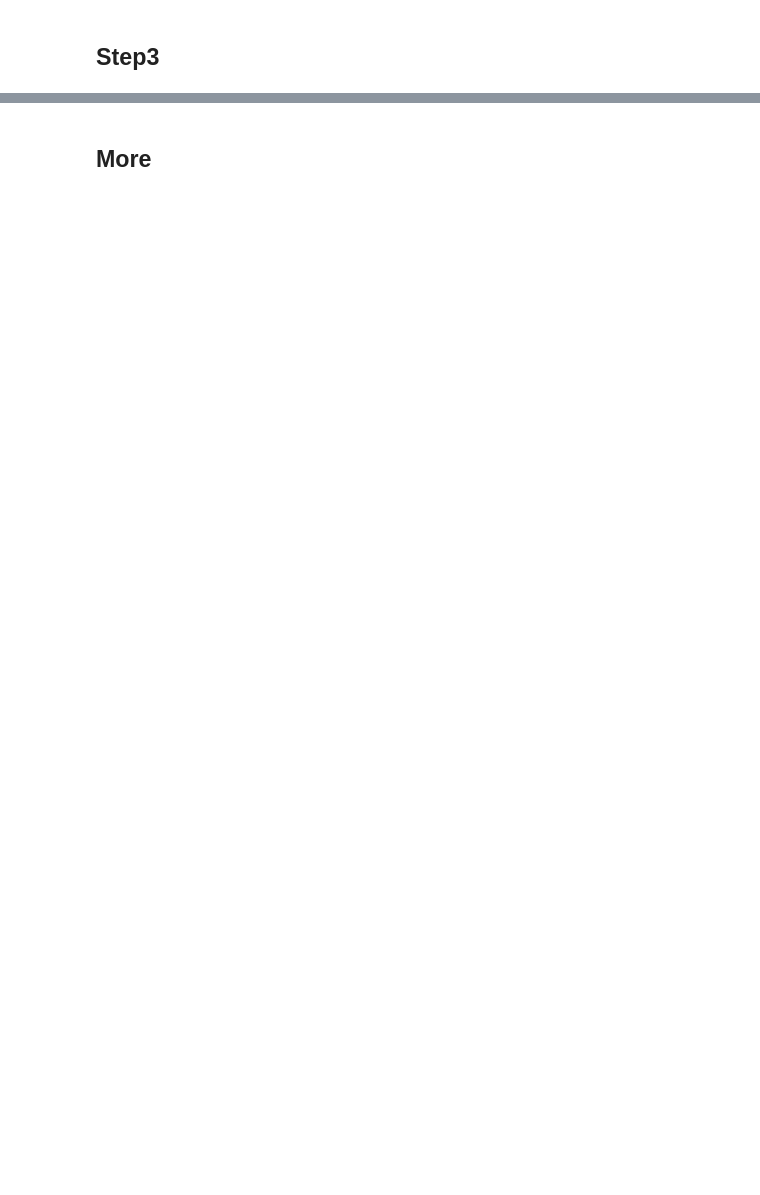
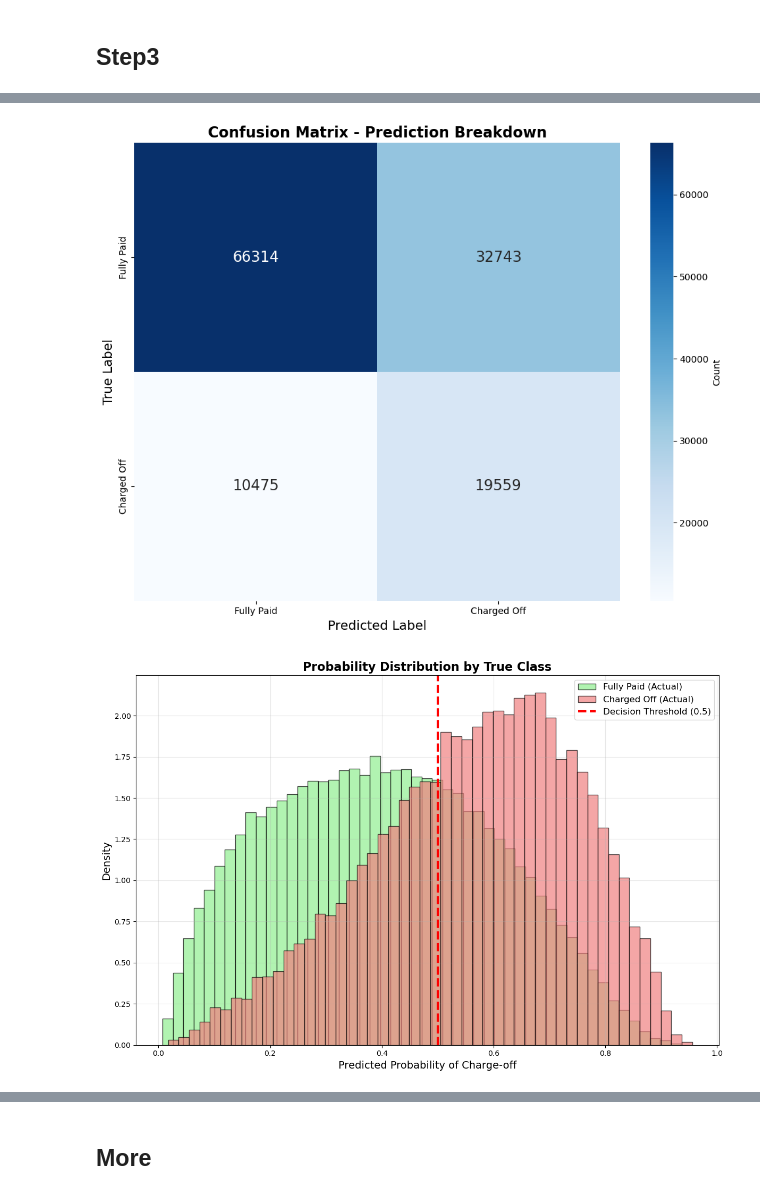
Before and after one commit to DENGDixin/isaf-g2, a Jupyter notebook: project.ipynb, the cells around one changed output, grey strips where cells are left out. Cells and saved outputs as stored; diff of their text form; code cells hidden in the pictures; blank space fills up the shorter version.

```diff
--- a/project.ipynb
+++ b/project.ipynb
@@ -259,14 +284,10 @@ preprocessor = ColumnTransformer(
 
 Training LightGBM models with default and balanced class weights for comparison.
 # %%
-# Train baseline LightGBM model (no class balancing)
+# Train baseline LightGBM model
 lgbm_pipeline = Pipeline([
     ("preprocessor", preprocessor),
-    ("classifier", LGBMClassifier(
-        # class_weight="balanced",  # Commented out for baseline
-        random_state=42,
-        verbose=-1
-    ))
+    ("classifier", LGBMClassifier(random_state=42, verbose=-1))
 ])
 
 lgbm_pipeline.fit(X_train, y_train)
@@ -275,7 +296,7 @@ y_proba = lgbm_pipeline.predict_proba(X_val)[:, 1]
 
 print("LightGBM - Accuracy:", round(accuracy_score(y_val, y_pred), 4))
 print("LightGBM - AUC:", round(roc_auc_score(y_val, y_proba), 4))
-print("\nClassification Report:\n", classification_report(y_val, y_pred))
+print("\n", classification_report(y_val, y_pred))
 # %% [output]
 LightGBM - Accuracy: 0.7784
 LightGBM - AUC: 0.7101
@@ -297,12 +312,8 @@ weighted avg       0.74      0.78      0.71    173921
 # %%
-# Train LightGBM with balanced class weights to handle class imbalance
+# Train LightGBM with balanced class weights
 lgbm_pipeline = Pipeline([
     ("preprocessor", preprocessor),
-    ("classifier", LGBMClassifier(
-        class_weight="balanced",  # Automatically balance class weights
-        random_state=42,
-        verbose=-1
-    ))
+    ("classifier", LGBMClassifier(class_weight="balanced", random_state=42, verbose=-1))
 ])
 
 lgbm_pipeline.fit(X_train, y_train)
@@ -311,7 +322,7 @@ y_proba = lgbm_pipeline.predict_proba(X_val)[:, 1]
 
 print("LightGBM_balanced - Accuracy:", round(accuracy_score(y_val, y_pred), 4))
 print("LightGBM_balanced - AUC:", round(roc_auc_score(y_val, y_proba), 4))
-print("\nClassification Report:\n", classification_report(y_val, y_pred))
+print("\n", classification_report(y_val, y_pred))
 # %% [output]
 LightGBM_balanced - Accuracy: 0.6628
 LightGBM_balanced - AUC: 0.71
@@ -526,2 +515,61 @@ charged_off(1)       0.37      0.65      0.48     30034
      macro avg       0.62      0.66      0.61    129091
   weighted avg       0.75      0.67      0.69    129091
+# %%
+# Confusion Matrix
+plt.figure(figsize=(10, 8))
+cm = confusion_matrix(y_test, y_pred)
+sns.heatmap(cm, annot=True, fmt='d', cmap='Blues',
+            xticklabels=['Fully Paid', 'Charged Off'],
+            yticklabels=['Fully Paid', 'Charged Off'],
+            cbar_kws={'label': 'Count'},
+            annot_kws={'size': 16})
+plt.title('Confusion Matrix - Prediction Breakdown', fontsize=16, fontweight='bold')
+plt.ylabel('True Label', fontsize=14)
+plt.xlabel('Predicted Label', fontsize=14)
+plt.tight_layout()
+plt.show()
+
+# Prediction Probability Distribution
+plt.figure(figsize=(12, 8))
+plt.hist(y_proba[y_test == 0], bins=50, alpha=0.7, label='Fully Paid (Actual)',
+         density=True, color='lightgreen', edgecolor='black')
+plt.hist(y_proba[y_test == 1], bins=50, alpha=0.7, label='Charged Off (Actual)',
+         density=True, color='lightcoral', edgecolor='black')
+plt.axvline(x=0.5, color='red', linestyle='--', linewidth=3, label='Decision Threshold (0.5)')
+plt.xlabel('Predicted Probability of Charge-off', fontsize=14)
+plt.ylabel('Density', fontsize=14)
+plt.title('Probability Distribution by True Class', fontsize=16, fontweight='bold')
+plt.legend(fontsize=12)
+plt.grid(True, alpha=0.3)
+plt.tight_layout()
+plt.show()
+
+# Model Performance Metrics Summary
+plt.figure(figsize=(12, 8))
+metrics = {
+    'Accuracy': accuracy_score(y_test, y_pred),
+    'Precision': precision_recall_curve(y_test, y_proba)[0].mean(),
+    'Recall': precision_recall_curve(y_test, y_proba)[1].mean(),
+    'ROC-AUC': roc_auc_score(y_test, y_proba),
+    'PR-AUC': average_precision_score(y_test, y_proba)
+}
+
+metrics_df = pd.DataFrame(list(metrics.items()), columns=['Metric', 'Score'])
+colors = ['#3498DB', '#E74C3C', '#2ECC71', '#F39C12', '#9B59B6']
+bars = plt.bar(metrics_df['Metric'], metrics_df['Score'], color=colors, alpha=0.8, edgecolor='black')
+plt.ylim(0, 1)
+plt.title('Model Performance Metrics Summary', fontsize=16, fontweight='bold')
+plt.xticks(rotation=45, fontsize=12)
+plt.ylabel('Score', fontsize=14)
+
+# Add value labels on bars
+for bar, score in zip(bars, metrics_df['Score']):
+    plt.text(bar.get_x() + bar.get_width()/2, bar.get_height() + 0.02,
+             f'{score:.3f}', ha='center', va='bottom', fontsize=12, fontweight='bold')
+
+plt.grid(True, alpha=0.3, axis='y')
+plt.tight_layout()
+plt.show()
+# %% [output]
+[figure, added]
+[figure, added]
```
Also changed, not shown: parts of 22 cells of this notebook.
